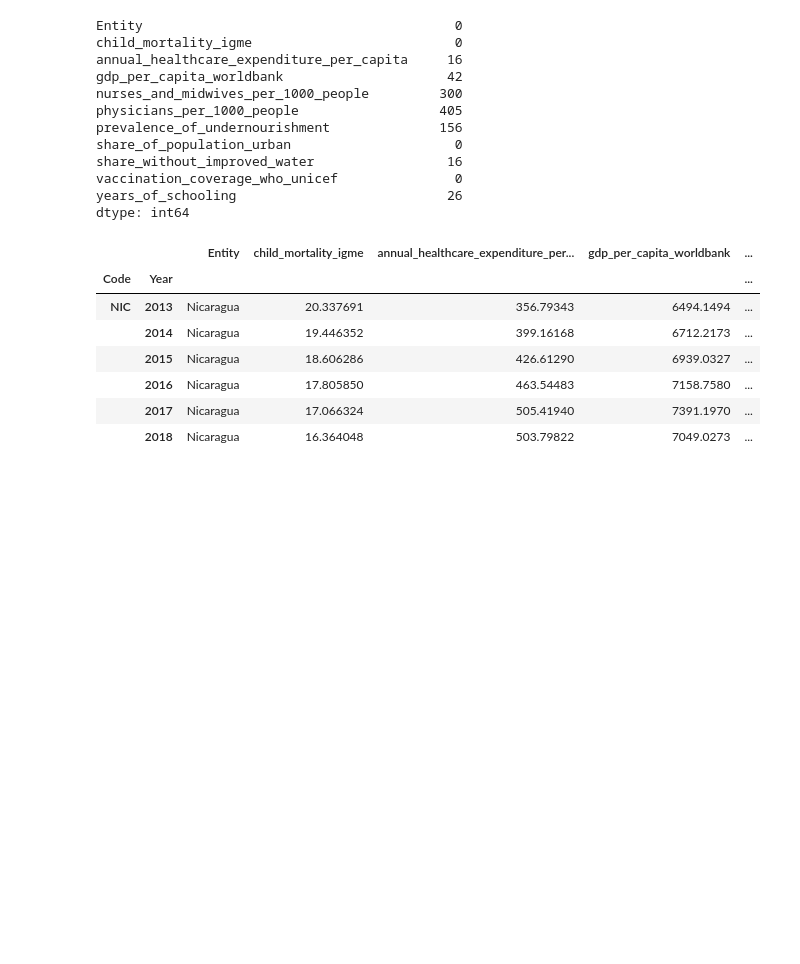
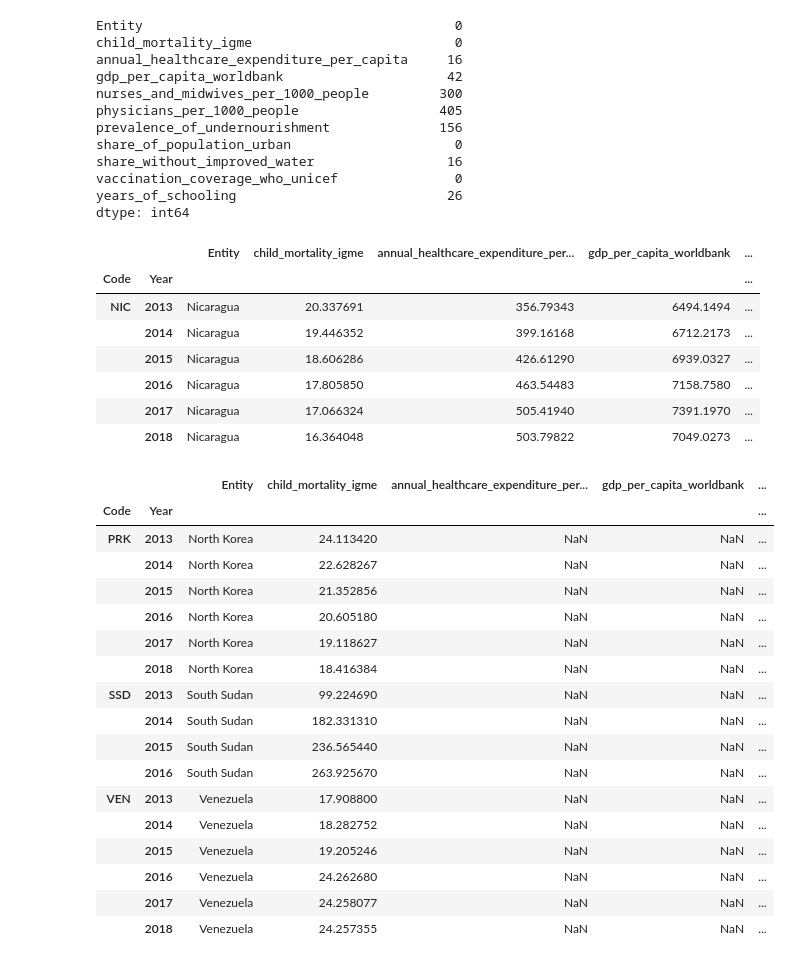
Before and after one commit to HamzahFayad/master_thesis_child_mortality, a Jupyter notebook: 01_notebooks/2_data_preprocessing.ipynb, the cells around one changed output. Saved outputs shown, nothing was run; the diff lists cells and outputs as text; code cells hidden in the pictures; blank space fills up the shorter version.

```diff
--- a/01_notebooks/2_data_preprocessing.ipynb
+++ b/01_notebooks/2_data_preprocessing.ipynb
@@ -144,3 +144,25 @@ filtered_df.loc[filtered_df["Entity"] == "Nicaragua"]
 # %%
 # leave world groups with One Hot Encoding?
 #new_col_group.head(2)
+# %%
+#filtered_df.loc[:, ["annual_healthcare_expenditure_per_capita", "share_without_improved_water"]]
+filtered_df[filtered_df['annual_healthcare_expenditure_per_capita'].isna()]
+# %% [output]
+|  |  | Entity | child_mortality_igme | annual_healthcare_expenditure_per... | gdp_per_capita_worldbank | ... |
+| Code | Year |  |  |  |  | ... |
+| PRK | 2013 | North Korea | 24.113420 | NaN | NaN | ... |
+|  | 2014 | North Korea | 22.628267 | NaN | NaN | ... |
+|  | 2015 | North Korea | 21.352856 | NaN | NaN | ... |
+|  | 2016 | North Korea | 20.605180 | NaN | NaN | ... |
+|  | 2017 | North Korea | 19.118627 | NaN | NaN | ... |
+|  | 2018 | North Korea | 18.416384 | NaN | NaN | ... |
+| SSD | 2013 | South Sudan | 99.224690 | NaN | NaN | ... |
+|  | 2014 | South Sudan | 182.331310 | NaN | NaN | ... |
+|  | 2015 | South Sudan | 236.565440 | NaN | NaN | ... |
+|  | 2016 | South Sudan | 263.925670 | NaN | NaN | ... |
+| VEN | 2013 | Venezuela | 17.908800 | NaN | NaN | ... |
+|  | 2014 | Venezuela | 18.282752 | NaN | NaN | ... |
+|  | 2015 | Venezuela | 19.205246 | NaN | NaN | ... |
+|  | 2016 | Venezuela | 24.262680 | NaN | NaN | ... |
+|  | 2017 | Venezuela | 24.258077 | NaN | NaN | ... |
+|  | 2018 | Venezuela | 24.257355 | NaN | NaN | ... |
```
Also changed, not shown: parts of 1 cell of this notebook.
